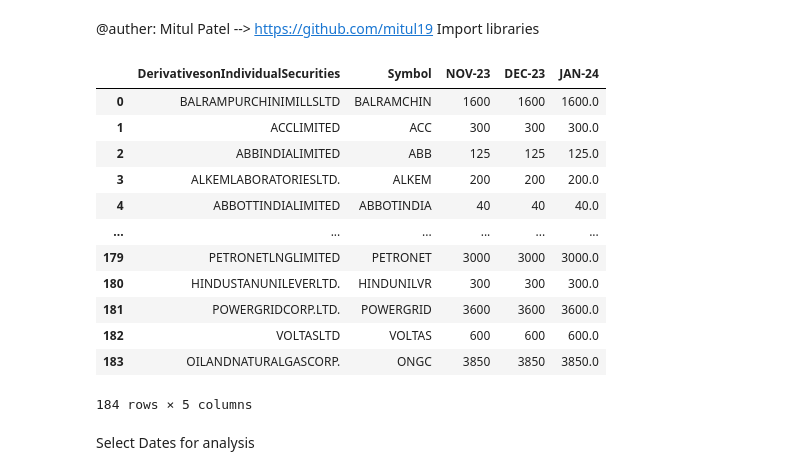
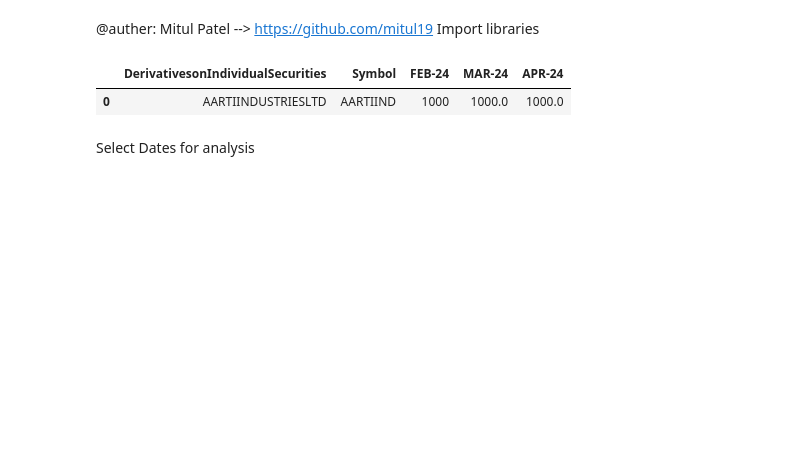
Before and after one commit to mitul19/python-scripts, a Jupyter notebook: collab/momentumScripts/momFO.ipynb, the cells around one changed output. Drawn from its saved outputs; the diff is of its cells as text; code cells hidden in the pictures; blank space fills up the shorter version.

```diff
--- a/collab/momentumScripts/momFO.ipynb
+++ b/collab/momentumScripts/momFO.ipynb
@@ -10,21 +10,10 @@ import yfinance as yf
 from utils import *  #Our local functions.
 # %%
 df = pd.read_csv('./indices/fo.csv')
-df
+df.head(1)
 # %% [output]
-|  | DerivativesonIndividualSecurities | Symbol | NOV-23 | DEC-23 | JAN-24 |
-| 0 | BALRAMPURCHINIMILLSLTD | BALRAMCHIN | 1600 | 1600 | 1600.0 |
-| 1 | ACCLIMITED | ACC | 300 | 300 | 300.0 |
-| 2 | ABBINDIALIMITED | ABB | 125 | 125 | 125.0 |
-| 3 | ALKEMLABORATORIESLTD. | ALKEM | 200 | 200 | 200.0 |
-| 4 | ABBOTTINDIALIMITED | ABBOTINDIA | 40 | 40 | 40.0 |
-| ... | ... | ... | ... | ... | ... |
-| 179 | PETRONETLNGLIMITED | PETRONET | 3000 | 3000 | 3000.0 |
-| 180 | HINDUSTANUNILEVERLTD. | HINDUNILVR | 300 | 300 | 300.0 |
-| 181 | POWERGRIDCORP.LTD. | POWERGRID | 3600 | 3600 | 3600.0 |
-| 182 | VOLTASLTD | VOLTAS | 600 | 600 | 600.0 |
-| 183 | OILANDNATURALGASCORP. | ONGC | 3850 | 3850 | 3850.0 |
+|  | DerivativesonIndividualSecurities | Symbol | FEB-24 | MAR-24 | APR-24 |
+| 0 | AARTIINDUSTRIESLTD | AARTIIND | 1000 | 1000.0 | 1000.0 |
-184 rows × 5 columns
 # %% [markdown]
 Select Dates for analysis
 # %%
```
Also changed, not shown: parts of 18 cells of this notebook, 28 other files.
